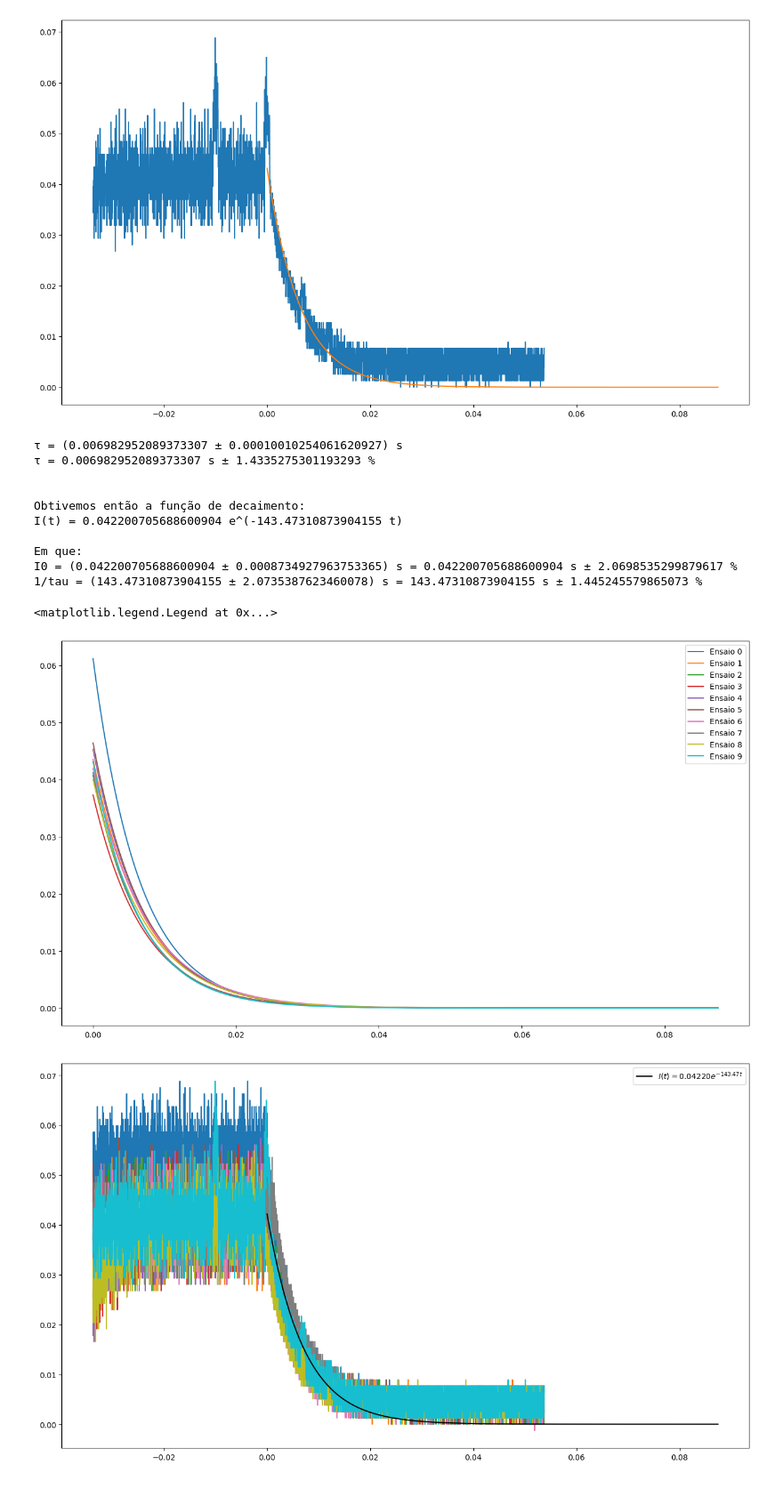
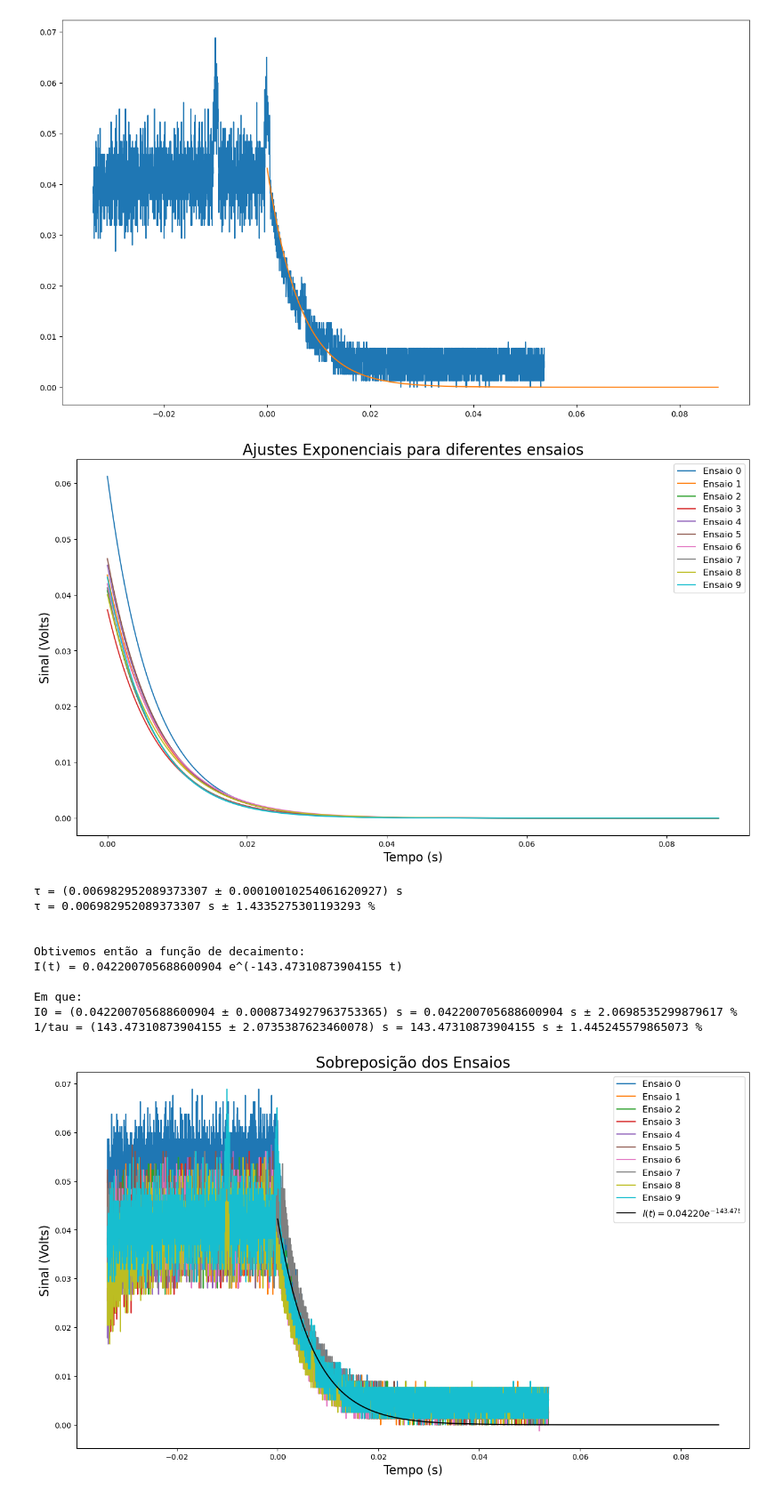
Before and after one commit to sergisousa/LABSFISICAIII, a Jupyter notebook: EXP 6/Fluorescencia/fluorescencia.ipynb, the cells around one changed output. Shown: that part at 89% size. Cells and saved outputs as stored; diff of their text form; code cells hidden in the pictures.

Commit message:
Visual Updates
Filtros e Fluorescencia

```diff
--- a/EXP 6/Fluorescencia/fluorescencia.ipynb
+++ b/EXP 6/Fluorescencia/fluorescencia.ipynb
@@ -331,7 +331,11 @@ plt.plot(t0, aj6, label='Ensaio 6')
 plt.plot(t0, aj7, label='Ensaio 7')
 plt.plot(t0, aj8, label='Ensaio 8')
 plt.plot(t0, aj9, label='Ensaio 9')
-plt.legend()
+plt.title("Ajustes Exponenciais para diferentes ensaios", fontsize=20)
+plt.xlabel("Tempo (s)",fontsize=16)
+plt.ylabel("Sinal (Volts)",fontsize=16)
+plt.legend(fontsize=12)
+plt.show()
 
 ## CALCULAR Tau COM INCERTEZA (SEM ENSAIO 0)
 Bs = np.array([B1,B2,B3,B4,B5,B6,B7,B8,B9])
@@ -343,35 +347,47 @@ print(f'τ = {tau} s ± {(u_tau/tau)*100} %')
 print()
 print()
 
 ## FUNÇÃO DE DECAIMENTO (SEM ENSAIO 0)
 As = np.array([A1,A2,A3,A4,A5,A6,A7,A8,A9]) # Ao retirar o A0 a incerteza vai de 4 % para 2 %
 Bs = np.array([B1,B2,B3,B4,B5,B6,B7,B8,B9])
 A = np.average(As)
 B = np.average(Bs)
 u_A = np.std(As)/np.sqrt(As.shape[0])
 u_B = np.std(Bs)/np.sqrt(Bs.shape[0])
 print(f'Obtivemos então a função de decaimento:')
 print(f'I(t) = {A} e^(-{B} t)')
 print()
 print('Em que:')
 print(f'I0 = ({A} ± {u_A}) s = {A} s ± {(u_A/A)*100} %')
 print(f'1/tau = ({B} ± {u_B}) s = {B} s ± {(u_B/B)*100} %')
 
 plt.figure(figsize=(16,9))
-plt.plot(t0 - t0[1350], dados.T - np.min(y00))
+plt.plot(t0 - t0[1350], dados[0] - np.min(y00), label="Ensaio 0")
+plt.plot(t0 - t0[1350], dados[1] - np.min(y00), label="Ensaio 1")
+plt.plot(t0 - t0[1350], dados[2] - np.min(y00), label="Ensaio 2")
+plt.plot(t0 - t0[1350], dados[3] - np.min(y00), label="Ensaio 3")
+plt.plot(t0 - t0[1350], dados[4] - np.min(y00), label="Ensaio 4")
+plt.plot(t0 - t0[1350], dados[5] - np.min(y00), label="Ensaio 5")
+plt.plot(t0 - t0[1350], dados[6] - np.min(y00), label="Ensaio 6")
+plt.plot(t0 - t0[1350], dados[7] - np.min(y00), label="Ensaio 7")
+plt.plot(t0 - t0[1350], dados[8] - np.min(y00), label="Ensaio 8")
+plt.plot(t0 - t0[1350], dados[9] - np.min(y00), label="Ensaio 9")
 plt.plot(t0, A*np.exp(-B*t0), color='black', label=r'$I(t) = 0.04220 e^{-143.47 t}$')
-plt.legend()
+plt.title("Sobreposição dos Ensaios", fontsize=20)
+plt.xlabel("Tempo (s)",fontsize=16)
+plt.ylabel("Sinal (Volts)",fontsize=16)
+plt.legend(fontsize=12)
+plt.show()
 # %% [output]
+[figure, new version]
 τ = (0.006982952089373307 ± 0.00010010254061620927) s
 τ = 0.006982952089373307 s ± 1.4335275301193293 %
 
 
 Obtivemos então a função de decaimento:
 I(t) = 0.042200705688600904 e^(-143.47310873904155 t)
 
 Em que:
 I0 = (0.042200705688600904 ± 0.0008734927963753365) s = 0.042200705688600904 s ± 2.0698535299879617 %
 1/tau = (143.47310873904155 ± 2.0735387623460078) s = 143.47310873904155 s ± 1.445245579865073 %
-<matplotlib.legend.Legend at 0x...>
-[figure, old version]
-[figure, old version]
+[figure, new version]
```
Also changed, not shown: 1 other file.
